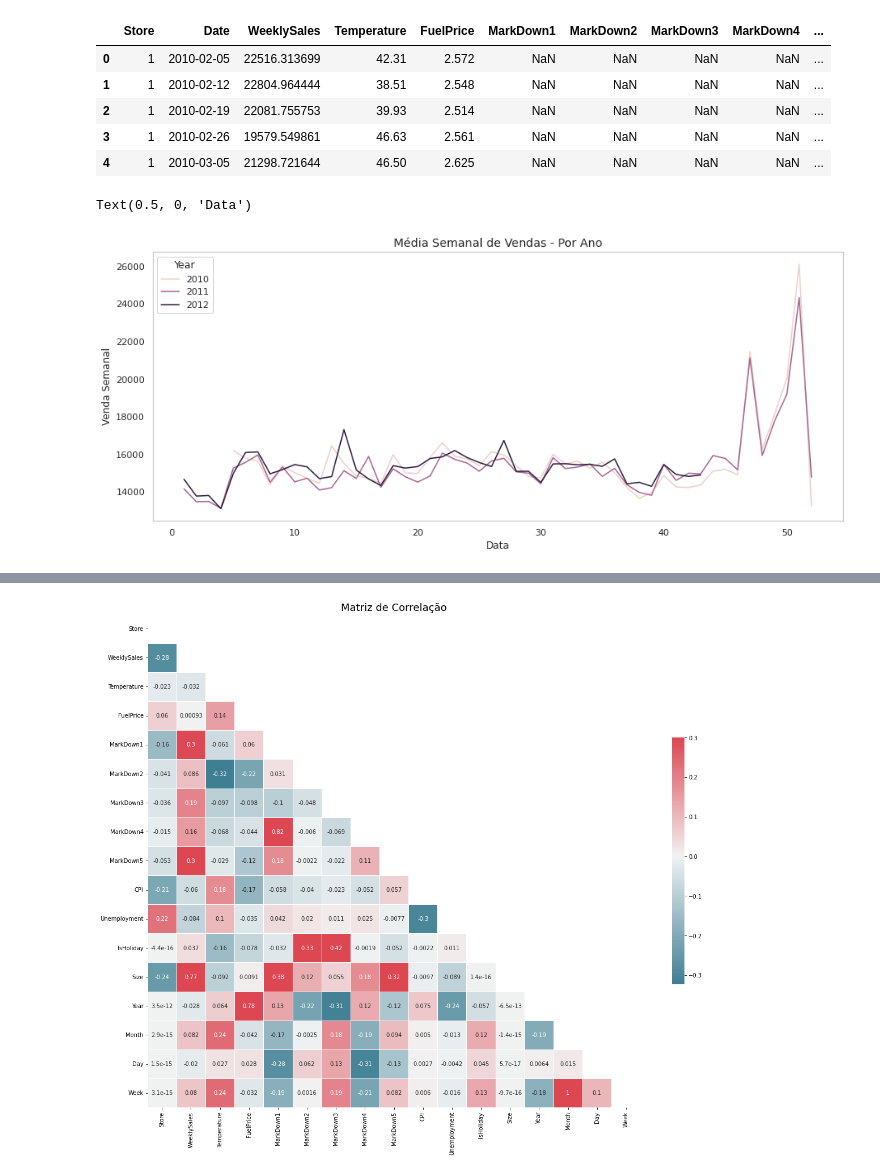
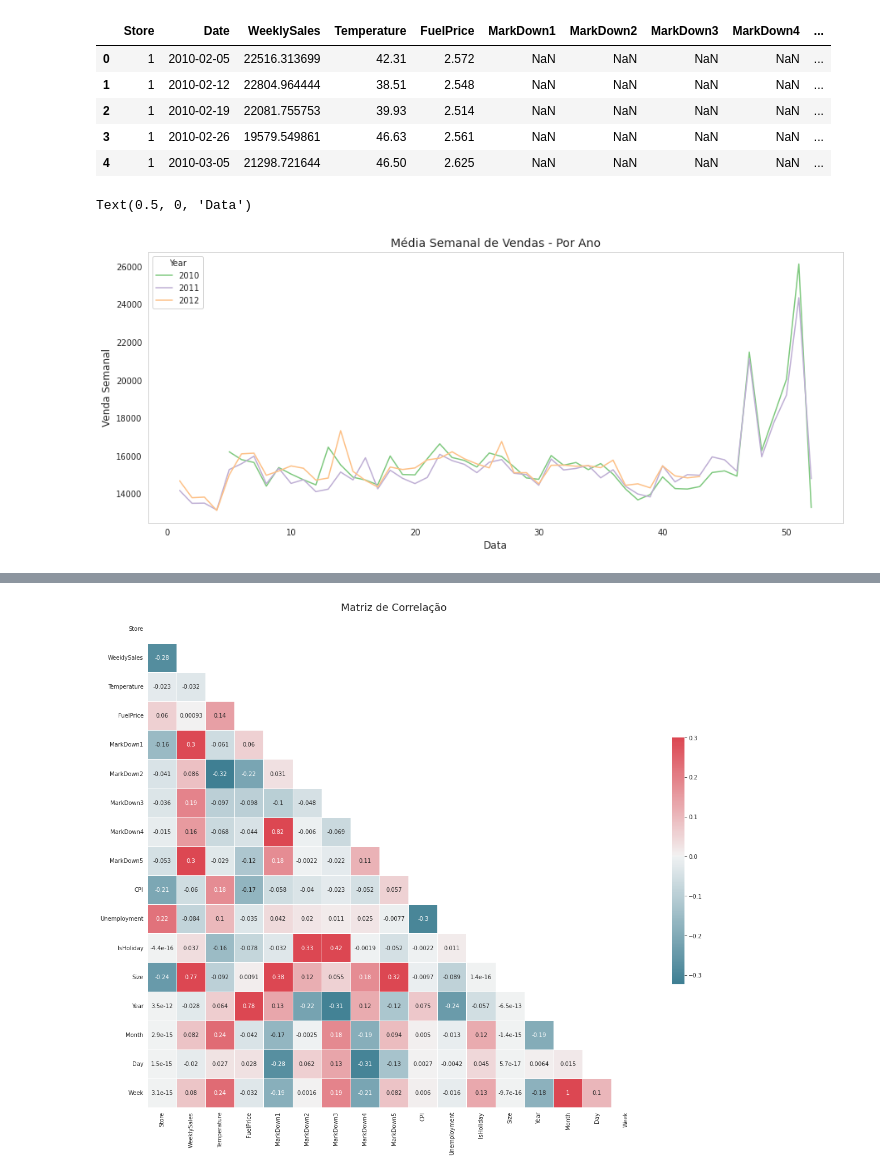
Before and after one commit to matheus-asilva/unicamp_ia376k, a Jupyter notebook: walmart-recruiting-store-sales-forecasting/notebooks/01_eda.ipynb, the cells around one changed output, grey strips where cells are left out. Drawn from its saved outputs; the diff is of its cells as text; code cells hidden in the pictures.

Commit message:
Color correction for plots

```diff
--- a/walmart-recruiting-store-sales-forecasting/notebooks/01_eda.ipynb
+++ b/walmart-recruiting-store-sales-forecasting/notebooks/01_eda.ipynb
@@ -81,14 +80,14 @@ df['Day'] = df['Date'].dt.strftime('%d').astype(int)
 df['Week'] = df['Date'].dt.strftime('%V').astype(int)
 # %%
 plt.figure(figsize=(15,6))
-sns.lineplot(x='Week', y='WeeklySales', data=df.groupby(['Year', 'Week']).agg({'WeeklySales':'mean'}).reset_index(), hue='Year')
+sns.lineplot(x='Week', y='WeeklySales', data=df.groupby(['Year', 'Week']).agg({'WeeklySales':'mean'}).reset_index(), hue='Year', palette='Accent')
 plt.grid()
 plt.title('Média Semanal de Vendas - Por Ano', fontsize=14)
 plt.ylabel('Venda Semanal', fontsize=12)
 plt.xlabel('Data', fontsize=12)
 # %% [output]
 Text(0.5, 0, 'Data')
-[figure, old version]
+[figure, new version]
 # %%
 sales_mean = df['WeeklySales'].groupby(df['Date']).mean()
 sales_median = df['WeeklySales'].groupby(df['Date']).median()
```
Also changed, not shown: parts of 4 cells of this notebook.
